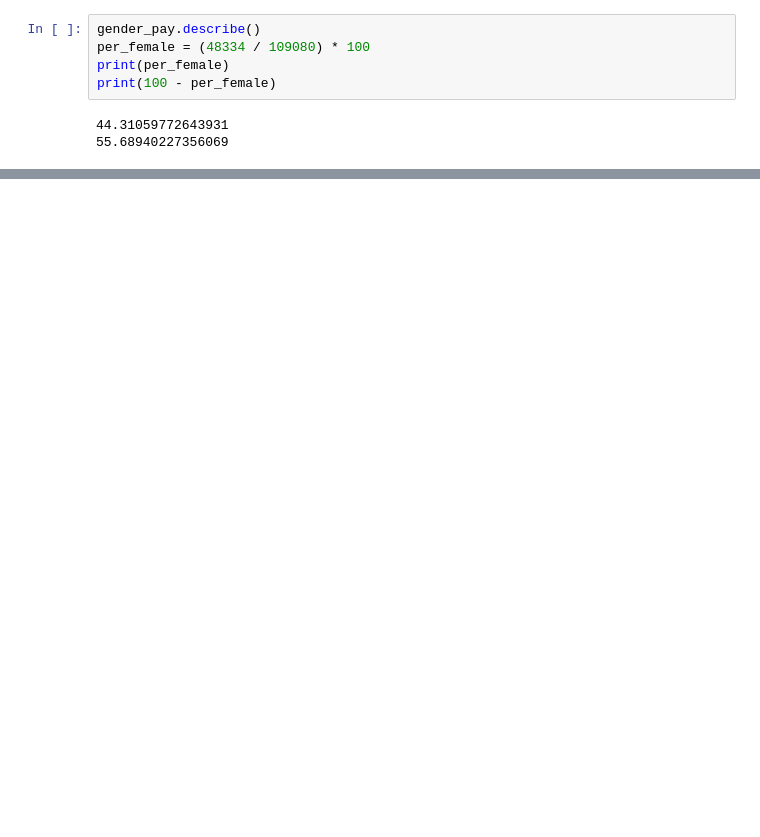
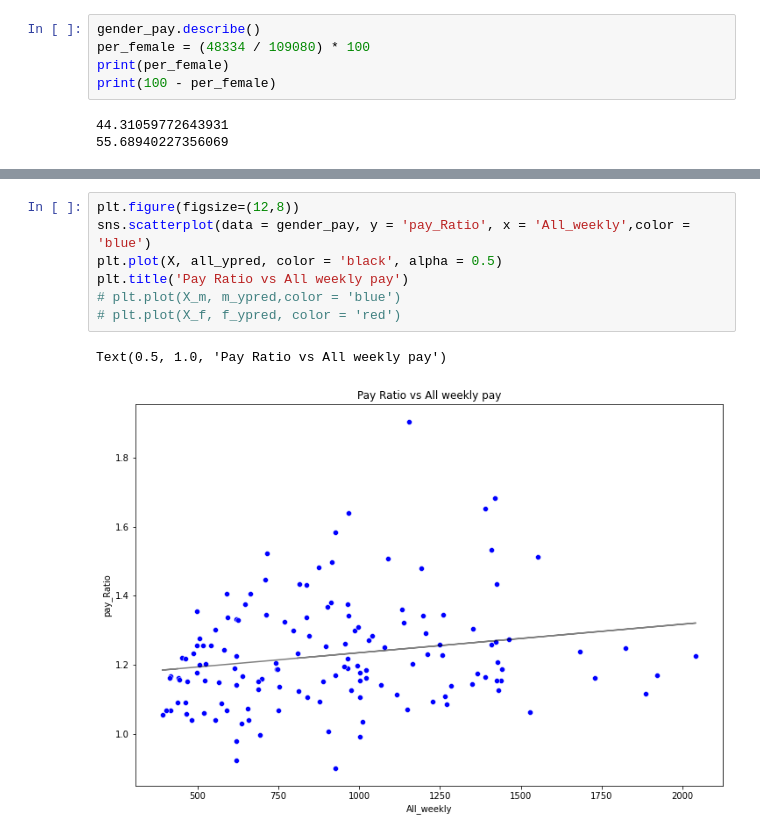
Before and after one commit to BypassTheFedR/Final-Portfolio-Project, a Jupyter notebook: Gender Pay.ipynb, the cells around one changed output, grey strips where cells are left out. Drawn from its saved outputs; the diff is of its cells as text; blank space fills up the shorter version.

```diff
--- a/Gender Pay.ipynb
+++ b/Gender Pay.ipynb
@@ -171,0 +242,10 @@ Of the data set 44.31 % of workers are female and 55.69 % are male.
+# %%
+plt.figure(figsize=(12,8))
+sns.scatterplot(data = gender_pay, y = 'pay_Ratio', x = 'All_weekly',color = 'blue')
+plt.plot(X, all_ypred, color = 'black', alpha = 0.5)
+plt.title('Pay Ratio vs All weekly pay')
+# plt.plot(X_m, m_ypred,color = 'blue')
+# plt.plot(X_f, f_ypred, color = 'red')
+# %% [output]
+Text(0.5, 1.0, 'Pay Ratio vs All weekly pay')
+[figure, added]
```
Also changed, not shown: parts of 14 cells of this notebook.
